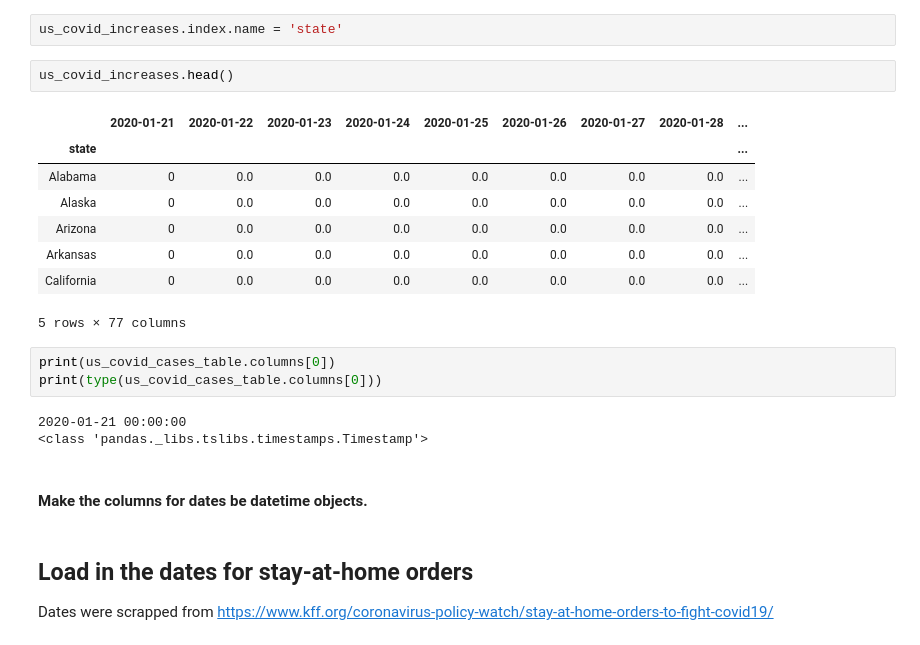
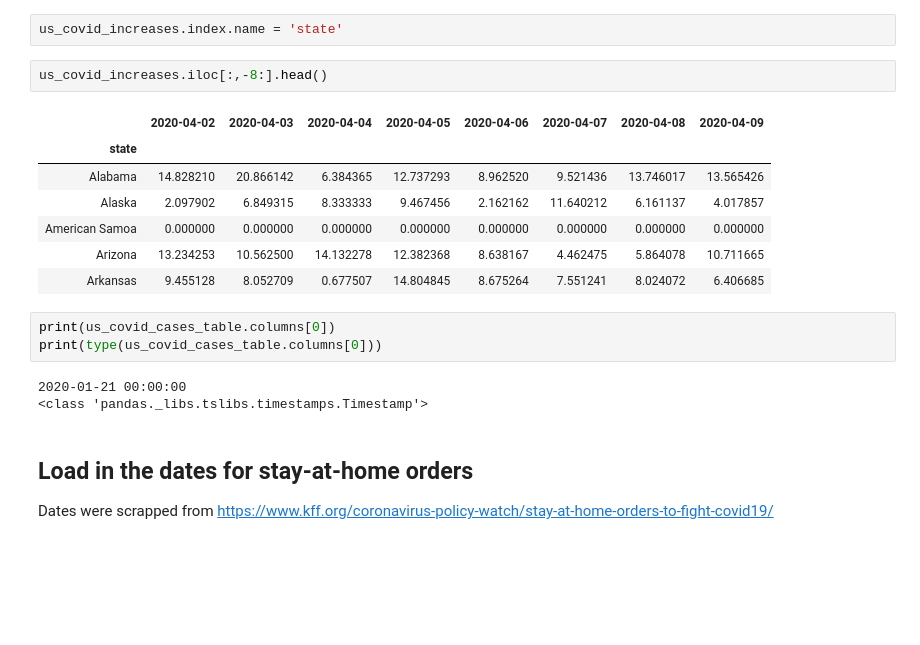
Before and after one commit to tylerjwoods/covid-19, a Jupyter notebook: COVID-19-USA-Percent-Change.ipynb, the cells around one changed output. Drawn from its saved outputs; the diff is of its cells as text; blank space fills up the shorter version.

```diff
--- a/COVID-19-USA-Percent-Change.ipynb
+++ b/COVID-19-USA-Percent-Change.ipynb
@@ -118,24 +142,21 @@ us_covid_increases.head()
 # %%
 us_covid_increases.index.name = 'state'
 # %%
-us_covid_increases.head()
+us_covid_increases.iloc[:,-8:].head()
 # %% [output]
-|  | 2020-01-21 | 2020-01-22 | 2020-01-23 | 2020-01-24 | 2020-01-25 | 2020-01-26 | 2020-01-27 | 2020-01-28 | ... |
-| state |  |  |  |  |  |  |  |  | ... |
-| Alabama | 0 | 0.0 | 0.0 | 0.0 | 0.0 | 0.0 | 0.0 | 0.0 | ... |
-| Alaska | 0 | 0.0 | 0.0 | 0.0 | 0.0 | 0.0 | 0.0 | 0.0 | ... |
-| Arizona | 0 | 0.0 | 0.0 | 0.0 | 0.0 | 0.0 | 0.0 | 0.0 | ... |
-| Arkansas | 0 | 0.0 | 0.0 | 0.0 | 0.0 | 0.0 | 0.0 | 0.0 | ... |
-| California | 0 | 0.0 | 0.0 | 0.0 | 0.0 | 0.0 | 0.0 | 0.0 | ... |
+|  | 2020-04-02 | 2020-04-03 | 2020-04-04 | 2020-04-05 | 2020-04-06 | 2020-04-07 | 2020-04-08 | 2020-04-09 |
+| state |  |  |  |  |  |  |  |  |
+| Alabama | 14.828210 | 20.866142 | 6.384365 | 12.737293 | 8.962520 | 9.521436 | 13.746017 | 13.565426 |
+| Alaska | 2.097902 | 6.849315 | 8.333333 | 9.467456 | 2.162162 | 11.640212 | 6.161137 | 4.017857 |
+| American Samoa | 0.000000 | 0.000000 | 0.000000 | 0.000000 | 0.000000 | 0.000000 | 0.000000 | 0.000000 |
+| Arizona | 13.234253 | 10.562500 | 14.132278 | 12.382368 | 8.638167 | 4.462475 | 5.864078 | 10.711665 |
+| Arkansas | 9.455128 | 8.052709 | 0.677507 | 14.804845 | 8.675264 | 7.551241 | 8.024072 | 6.406685 |
-5 rows × 77 columns
 # %%
 print(us_covid_cases_table.columns[0])
 print(type(us_covid_cases_table.columns[0]))
 # %% [output]
 2020-01-21 00:00:00
 <class 'pandas._libs.tslibs.timestamps.Timestamp'>
-# %% [markdown]
-#### Make the columns for dates be datetime objects.
 # %% [markdown]
 ## Load in the dates for stay-at-home orders
 
```
Also changed, not shown: parts of 11 cells of this notebook, 2 other files.
